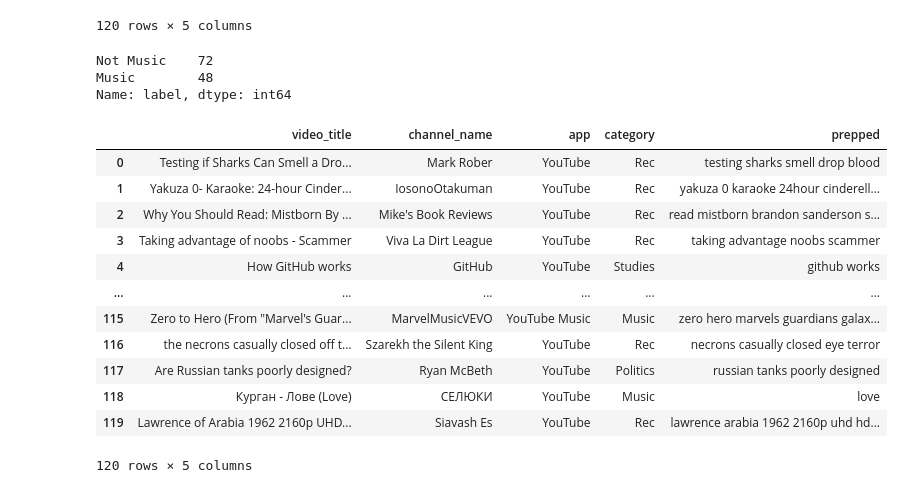
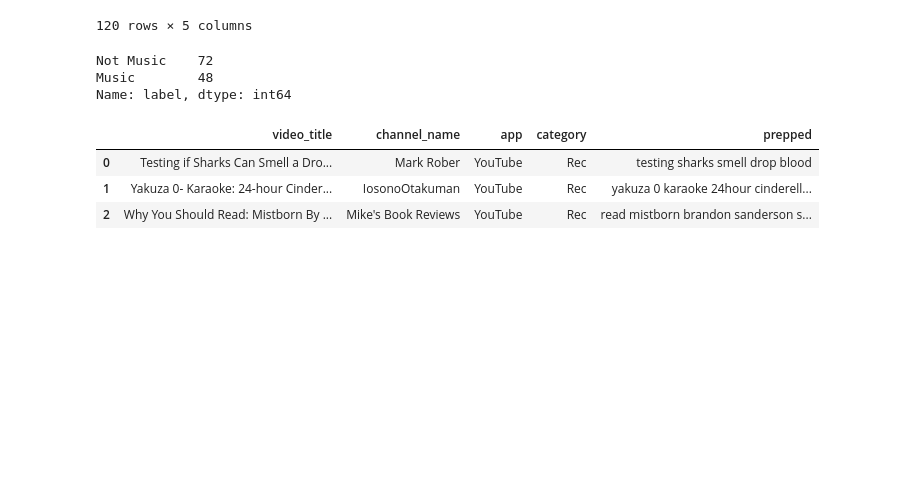
Before and after one commit to SanAntonik/yt_activity_analysis, a Jupyter notebook: classify.ipynb, the cells around one changed output. Saved outputs shown, nothing was run; the diff lists cells and outputs as text; code cells hidden in the pictures; blank space fills up the shorter version.

```diff
--- a/classify.ipynb
+++ b/classify.ipynb
@@ -378,20 +378,11 @@ Name: label, dtype: int64
 # %%
 # sample.to_csv("eng_only_labeled.csv")
 # %%
-labeled_df = pd.read_csv('eng_only_labeled.csv', header = 0).drop(["Unnamed: 0"], axis=1)
-labeled_df
+df = pd.read_csv('eng_only_labeled.csv', header = 0).drop(["Unnamed: 0"], axis=1)
+df.head(3)
 # %% [output]
 |  | video_title | channel_name | app | category | prepped |
 | 0 | Testing if Sharks Can Smell a Dro... | Mark Rober | YouTube | Rec | testing sharks smell drop blood |
 | 1 | Yakuza 0- Karaoke: 24-hour Cinder... | IosonoOtakuman | YouTube | Rec | yakuza 0 karaoke 24hour cinderell... |
 | 2 | Why You Should Read: Mistborn By ... | Mike's Book Reviews | YouTube | Rec | read mistborn brandon sanderson s... |
-| 3 | Taking advantage of noobs - Scammer | Viva La Dirt League | YouTube | Rec | taking advantage noobs scammer |
-| 4 | How GitHub works | GitHub | YouTube | Studies | github works |
-| ... | ... | ... | ... | ... | ... |
-| 115 | Zero to Hero (From "Marvel's Guar... | MarvelMusicVEVO | YouTube Music | Music | zero hero marvels guardians galax... |
-| 116 | the necrons casually closed off t... | Szarekh the Silent King | YouTube | Rec | necrons casually closed eye terror |
-| 117 | Are Russian tanks poorly designed? | Ryan McBeth | YouTube | Politics | russian tanks poorly designed |
-| 118 | Курган - Лове (Love) | СЕЛЮКИ | YouTube | Music | love |
-| 119 | Lawrence of Arabia 1962 2160p UHD... | Siavash Es | YouTube | Rec | lawrence arabia 1962 2160p uhd hd... |
-120 rows × 5 columns
 # %%
```
Also changed, not shown: parts of 13 cells of this notebook.
